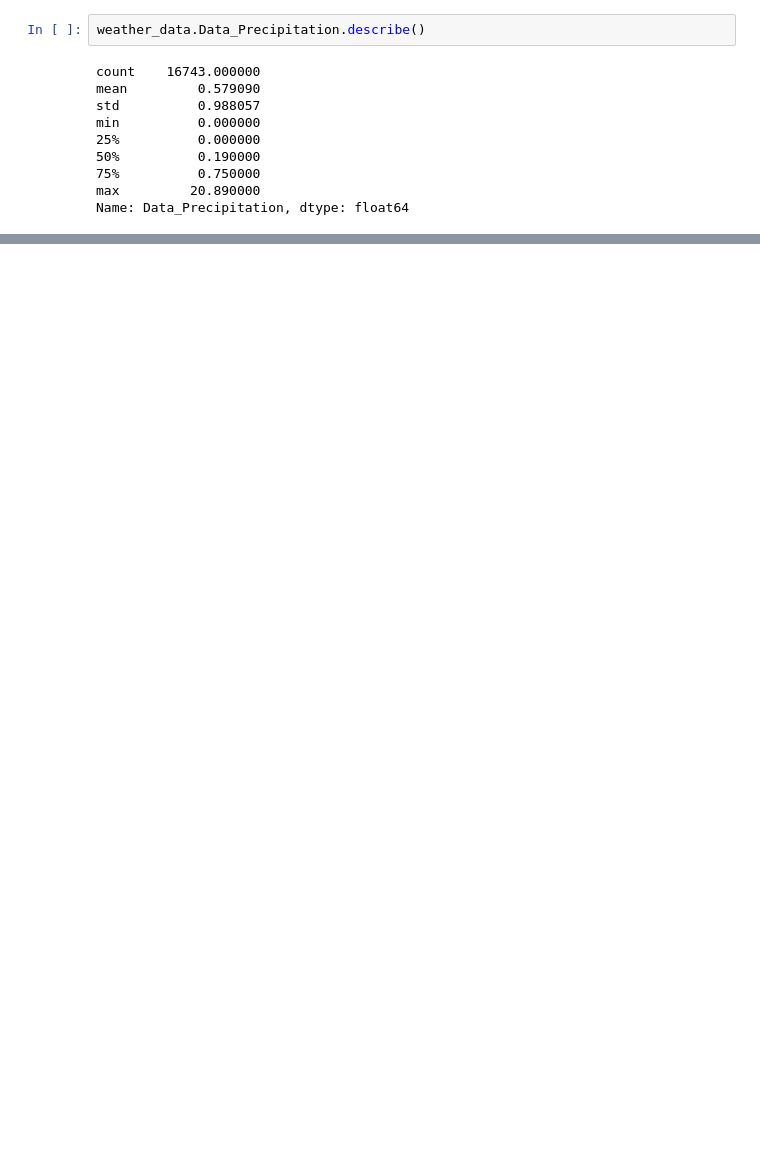
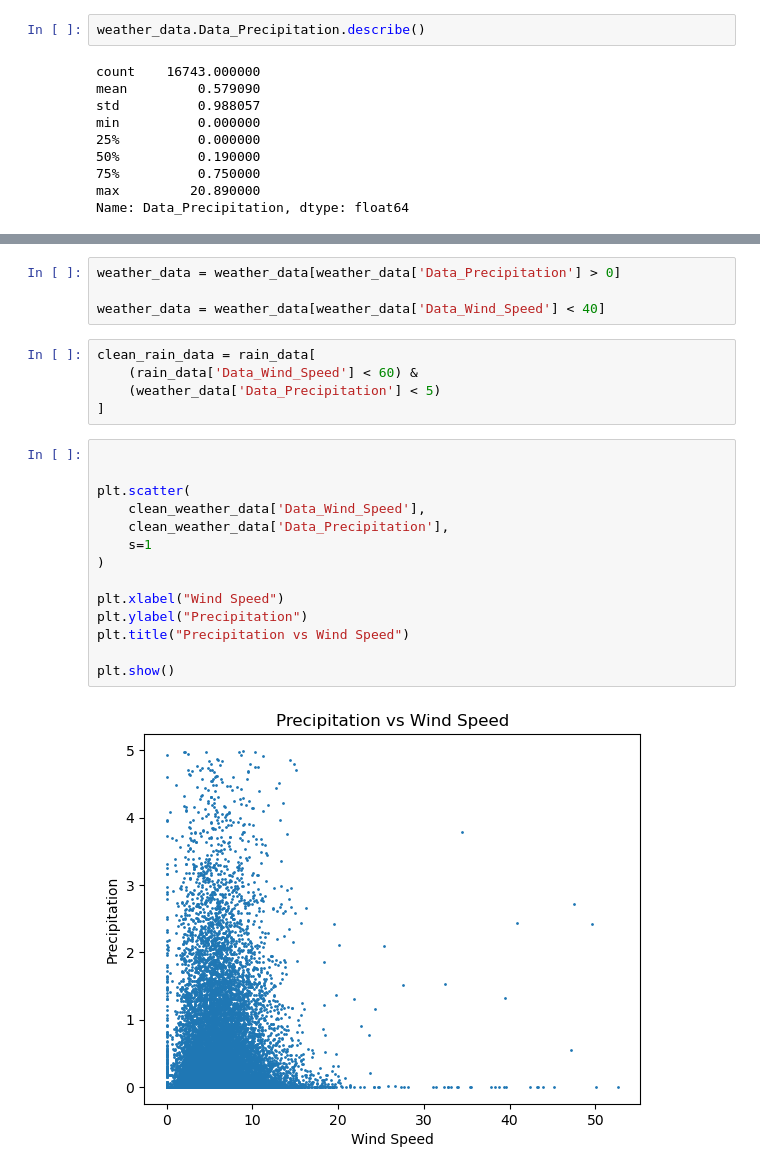
Before and after one commit to LiamTanner/c2130-project, a Jupyter notebook: analysis.ipynb, the cells around one changed output, grey strips where cells are left out. Drawn from its saved outputs; the diff is of its cells as text; blank space fills up the shorter version.

```diff
--- a/analysis.ipynb
+++ b/analysis.ipynb
@@ -39,0 +72,25 @@ weather_data.Data_Precipitation.value_counts()
+# %%
+weather_data = weather_data[weather_data['Data_Precipitation'] > 0]
+
+weather_data = weather_data[weather_data['Data_Wind_Speed'] < 40]
+# %%
+clean_rain_data = rain_data[
+    (rain_data['Data_Wind_Speed'] < 60) &
+    (weather_data['Data_Precipitation'] < 5)
+]
+# %%
+
+
+plt.scatter(
+    clean_weather_data['Data_Wind_Speed'],
+    clean_weather_data['Data_Precipitation'],
+    s=1
+)
+
+plt.xlabel("Wind Speed")
+plt.ylabel("Precipitation")
+plt.title("Precipitation vs Wind Speed")
+
+plt.show()
+# %% [output]
+[figure, added]
```
Also changed, not shown: parts of 6 cells of this notebook.
